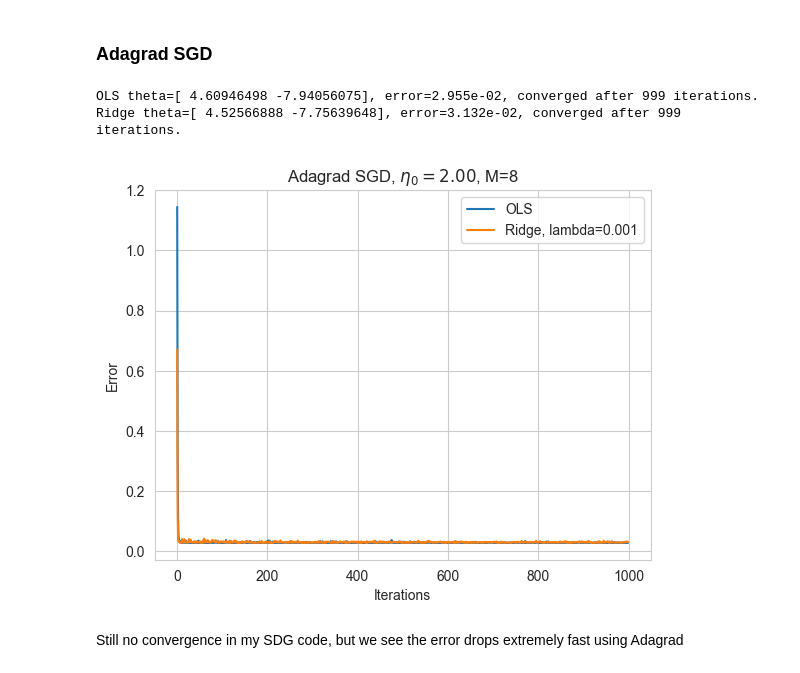
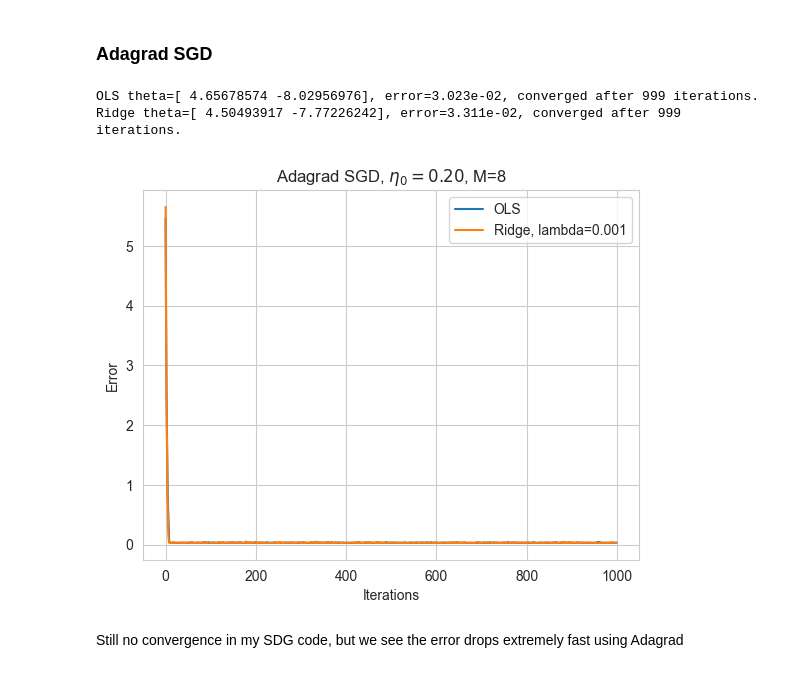
Before and after one commit to LassePladsen/FYS-STK3155-4155, a Jupyter notebook: Weekly exercises/41 & 42/Week 41&42 Lasse Pladsen.ipynb, the cells around one changed output. Cells and saved outputs as stored; diff of their text form; code cells hidden in the pictures.

```diff
--- a/Weekly exercises/41 & 42/Week 41&42 Lasse Pladsen.ipynb
+++ b/Weekly exercises/41 & 42/Week 41&42 Lasse Pladsen.ipynb
@@ -592,7 +592,7 @@ This is of course, again, faster than Adagrad GD without momentum, it converges
 # Parameters
 M = 8  # size of each minibatch
 m = int(N / M)  # number of minibatches
-learn_rate = 2  # starting learning rate
+learn_rate = 0.2  # starting learning rate
 delta = delta  # small value for numerical stability
 
 # store the theta errors for each iter
@@ -605,9 +605,9 @@ theta_asgd_ridge = theta_guess.copy()
 
 # OLS loop
 theta_asgd_ols_prev = np.zeros(theta_asgd_ols.shape)
-r = 0
 for epoch_ols in epoch_iters:
     theta_asgd_ols_prev = theta_asgd_ols.copy()
+    r = 0
 
     # Iterate through all minibatches for each epoch iteration
     for i in range(m):
@@ -631,9 +631,9 @@ for epoch_ols in epoch_iters:
 
 # Ridge loop
 theta_asgd_ridge_prev = np.zeros(theta_asgd_ridge.shape)
-r = 0
 for epoch_ridge in epoch_iters:
     theta_asgd_ridge_prev = theta_asgd_ridge.copy()
+    r = 0
 
     # Iterate through all minibatches for each epoch iteration
     for i in range(m):
@@ -641,36 +641,36 @@ for epoch_ridge in epoch_iters:
         random_index = M * rng.integers(m)
         Xi = X[random_index:random_index + M]
         yi = y[random_index:random_index + M]
 
         gradient = grad_ridge(Xi, yi, lmbda, theta_asgd_ridge)
         r += gradient * gradient
 
         # Update theta
         theta_asgd_ridge -= learn_rate / (delta + np.sqrt(r)) * gradient  # scale learning rate with r
 
     # Store MSE as error
     errors_asgd_ridge.append(ols_cost(X, y, theta_asgd_ridge))
 
     # Convergence test
     if all(abs(theta_asgd_ridge - theta_asgd_ridge_prev) <= theta_tol):
         break
 
 plt.plot(errors_asgd_ols, label="OLS")
 plt.plot(errors_asgd_ridge, label=f"Ridge, lambda={lmbda}")
 plt.xlabel("Iterations")
 plt.ylabel("Error")
 plt.title(f"Adagrad SGD, $\eta_0={learn_rate:.2f}$, {M=}")
 plt.grid(True)
 plt.legend()
 
 # Print theta values and convergence times
 print(f"OLS theta={theta_asgd_ols.ravel()}, error={errors_asgd_ols[-1]:.3e}, converged after {epoch_ols} iterations.")
 print(
     f"Ridge theta={theta_asgd_ridge.ravel()}, error={errors_asgd_ridge[-1]:.3e}, converged after {epoch_ridge} iterations.")
 # %% [output]
-OLS theta=[ 4.60946498 -7.94056075], error=2.955e-02, converged after 999 iterations.
-Ridge theta=[ 4.52566888 -7.75639648], error=3.132e-02, converged after 999 iterations.
+OLS theta=[ 4.65678574 -8.02956976], error=3.023e-02, converged after 999 iterations.
+Ridge theta=[ 4.50493917 -7.77226242], error=3.311e-02, converged after 999 iterations.
-[figure, old version]
+[figure, new version]
 # %% [markdown]
 Still no convergence in my SDG code, but we see the error drops extremely fast using Adagrad
 # %% [markdown]
```
Also changed, not shown: parts of 8 cells of this notebook.
